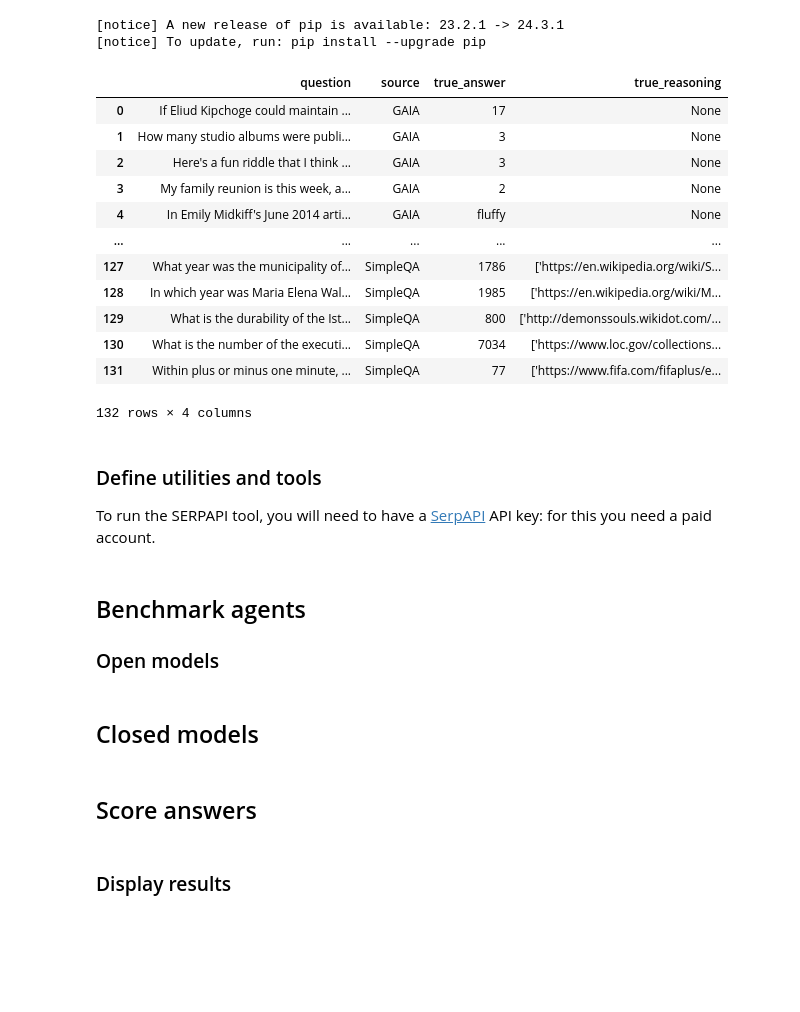
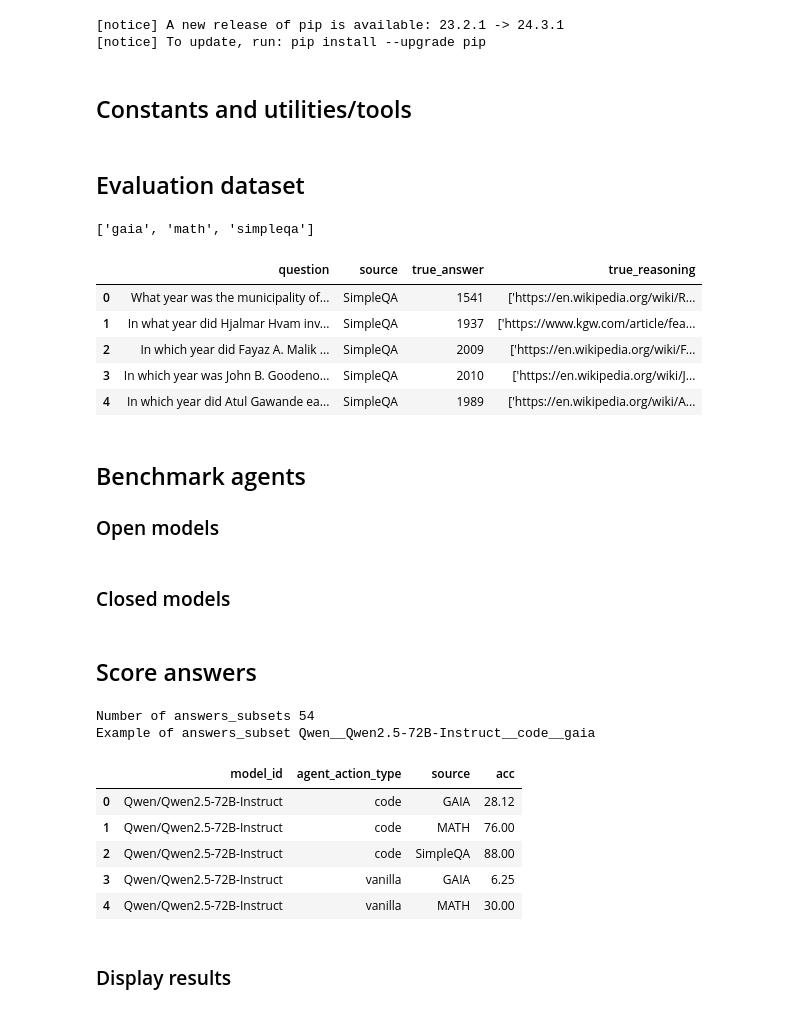
Before and after one commit to zhcmeng/smolagents, a Jupyter notebook: examples/benchmark.ipynb, the cells around one changed output. Cells and saved outputs as stored; diff of their text form; code cells hidden in the pictures; blank space fills up the shorter version.

Commit message:
Update benchmark with Hub datasets (#412)
* Use smolagents-benchmark Hub datasets

* Push results to Hub

* Fix style

* Add Constants section at the top

* Set DATE as constant

```diff
--- a/examples/benchmark.ipynb
+++ b/examples/benchmark.ipynb
@@ -3,28 +3,6 @@
 # %% [output]
 [notice] A new release of pip is available: 23.2.1 -> 24.3.1
 [notice] To update, run: pip install --upgrade pip
-# %%
-import datasets
-import pandas as pd
-
-
-eval_ds = datasets.load_dataset("m-ric/smol_agents_benchmark")["test"]
-pd.DataFrame(eval_ds)
-# %% [output]
-|  | question | source | true_answer | true_reasoning |
-| 0 | If Eliud Kipchoge could maintain ... | GAIA | 17 | None |
-| 1 | How many studio albums were publi... | GAIA | 3 | None |
-| 2 | Here's a fun riddle that I think ... | GAIA | 3 | None |
-| 3 | My family reunion is this week, a... | GAIA | 2 | None |
-| 4 | In Emily Midkiff's June 2014 arti... | GAIA | fluffy | None |
-| ... | ... | ... | ... | ... |
-| 127 | What year was the municipality of... | SimpleQA | 1786 | ['https://en.wikipedia.org/wiki/S... |
-| 128 | In which year was Maria Elena Wal... | SimpleQA | 1985 | ['https://en.wikipedia.org/wiki/M... |
-| 129 | What is the durability of the Ist... | SimpleQA | 800 | ['http://demonssouls.wikidot.com/... |
-| 130 | What is the number of the executi... | SimpleQA | 7034 | ['https://www.loc.gov/collections... |
-| 131 | Within plus or minus one minute, ... | SimpleQA | 77 | ['https://www.fifa.com/fifaplus/e... |
-132 rows × 4 columns
-# %% [markdown]
-### Define utilities and tools
-To run the SERPAPI tool, you will need to have a [SerpAPI](https://serpapi.com/dashboard) API key: for this you need a paid account.
+# %% [markdown]
+## Constants and utilities/tools
 # %%
@@ -214,3 +282,26 @@ def get_question_score_gaia(
+# %% [markdown]
+## Evaluation dataset
+# %%
+import pandas as pd
+
+
+# Choose the tasks to evaluate on:
+# tasks = ["gaia"]
+# or evaluate on all tasks: ["gaia", "math", "simpleqa"]
+tasks = datasets.get_dataset_config_names(EVAL_DATASET)
+print(tasks)
+
+
+eval_ds = {task: datasets.load_dataset(EVAL_DATASET, task, split="test") for task in tasks}
+pd.DataFrame(eval_ds["simpleqa"]).head()
+# %% [output]
+['gaia', 'math', 'simpleqa']
+|  | question | source | true_answer | true_reasoning |
+| 0 | What year was the municipality of... | SimpleQA | 1541 | ['https://en.wikipedia.org/wiki/R... |
+| 1 | In what year did Hjalmar Hvam inv... | SimpleQA | 1937 | ['https://www.kgw.com/article/fea... |
+| 2 | In which year did Fayaz A. Malik ... | SimpleQA | 2009 | ['https://en.wikipedia.org/wiki/F... |
+| 3 | In which year was John B. Goodeno... | SimpleQA | 2010 | ['https://en.wikipedia.org/wiki/J... |
+| 4 | In which year did Atul Gawande ea... | SimpleQA | 1989 | ['https://en.wikipedia.org/wiki/A... |
 # %% [markdown]
 ## Benchmark agents
 
@@ -257,5 +346,5 @@ for model_id in open_model_ids:
 # %% [markdown]
-## Closed models
+### Closed models
 # %%
 from smolagents import LiteLLMModel
 
@@ -370,3 +414,28 @@ result_df = (result_df.groupby(["model_id", "source", "action_type"])[["correct"
+# %%
+import datasets
+import pandas as pd
+
+
+# Choose the answers subsets to score:
+# answers_subsets = ["meta-llama__Llama-3.1-8B-Instruct__code__gaia"]
+# or get all the answers subsets present in the ANSWERS_DATASET
+answers_subsets = datasets.get_dataset_config_names(ANSWERS_DATASET)
+print("Number of answers_subsets", len(answers_subsets))
+print("Example of answers_subset", answers_subsets[0])
+
+
+result_df = score_answers(answers_subsets)
+result_df["acc"] = (result_df["acc"] * 100).round(2)
+result_df.head()
+# %% [output]
+Number of answers_subsets 54
+Example of answers_subset Qwen__Qwen2.5-72B-Instruct__code__gaia
+|  | model_id | agent_action_type | source | acc |
+| 0 | Qwen/Qwen2.5-72B-Instruct | code | GAIA | 28.12 |
+| 1 | Qwen/Qwen2.5-72B-Instruct | code | MATH | 76.00 |
+| 2 | Qwen/Qwen2.5-72B-Instruct | code | SimpleQA | 88.00 |
+| 3 | Qwen/Qwen2.5-72B-Instruct | vanilla | GAIA | 6.25 |
+| 4 | Qwen/Qwen2.5-72B-Instruct | vanilla | MATH | 30.00 |
 # %%
 pivot_df = result_df.pivot_table(
     index=["model_id", "source"],
```
Also changed, not shown: parts of 5 cells of this notebook.
